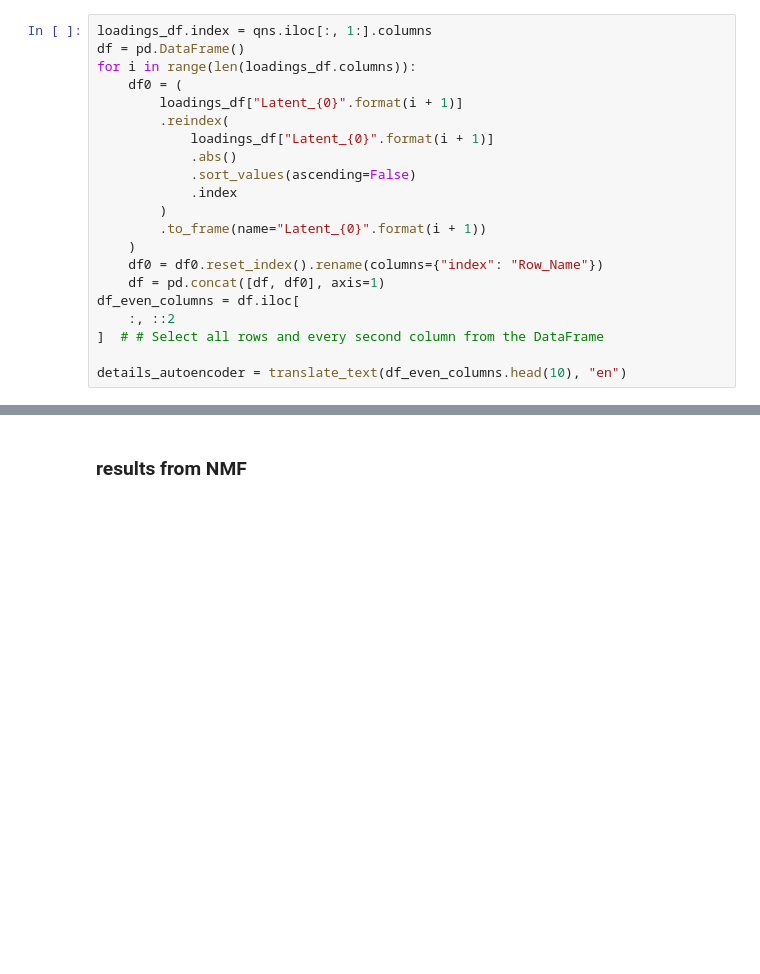
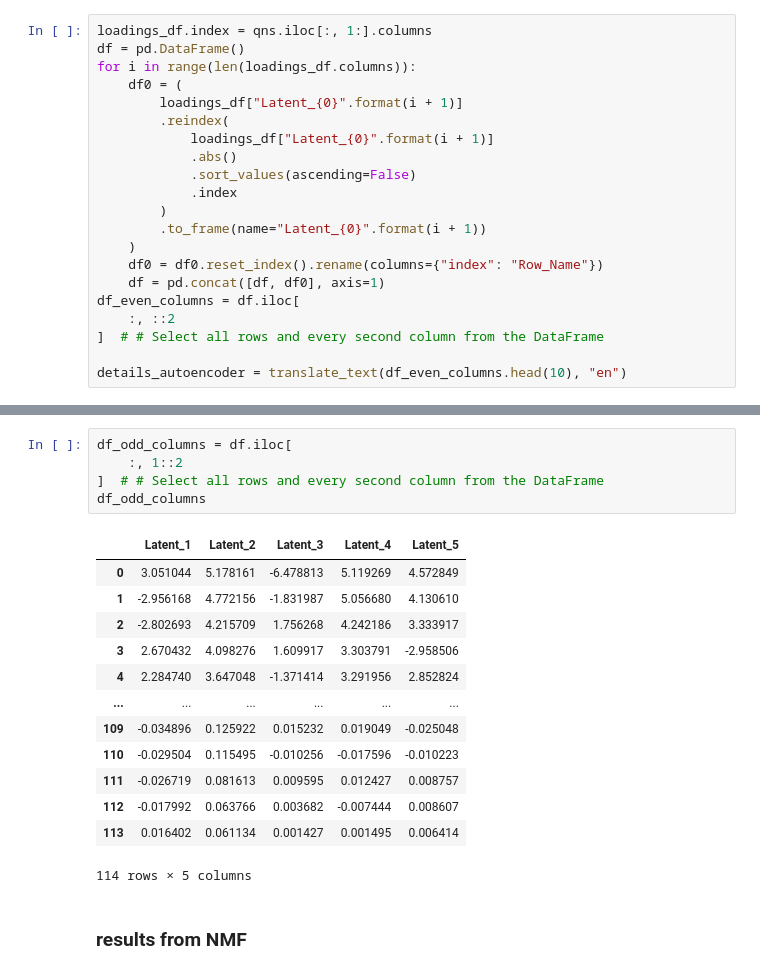
Before and after one commit to ReveRoyl/ABCD_tabular_data_analysis, a Jupyter notebook: notebooks/Autoencoder.ipynb, the cells around one changed output, grey strips where cells are left out. Cells and saved outputs as stored; diff of their text form; blank space fills up the shorter version.

```diff
--- a/notebooks/Autoencoder.ipynb
+++ b/notebooks/Autoencoder.ipynb
@@ -383,3 +414,22 @@ df_odd_columns
+# %%
+df_odd_columns = df.iloc[
+    :, 1::2
+]  # # Select all rows and every second column from the DataFrame
+df_odd_columns
+# %% [output]
+|  | Latent_1 | Latent_2 | Latent_3 | Latent_4 | Latent_5 |
+| 0 | 3.051044 | 5.178161 | -6.478813 | 5.119269 | 4.572849 |
+| 1 | -2.956168 | 4.772156 | -1.831987 | 5.056680 | 4.130610 |
+| 2 | -2.802693 | 4.215709 | 1.756268 | 4.242186 | 3.333917 |
+| 3 | 2.670432 | 4.098276 | 1.609917 | 3.303791 | -2.958506 |
+| 4 | 2.284740 | 3.647048 | -1.371414 | 3.291956 | 2.852824 |
+| ... | ... | ... | ... | ... | ... |
+| 109 | -0.034896 | 0.125922 | 0.015232 | 0.019049 | -0.025048 |
+| 110 | -0.029504 | 0.115495 | -0.010256 | -0.017596 | -0.010223 |
+| 111 | -0.026719 | 0.081613 | 0.009595 | 0.012427 | 0.008757 |
+| 112 | -0.017992 | 0.063766 | 0.003682 | -0.007444 | 0.008607 |
+| 113 | 0.016402 | 0.061134 | 0.001427 | 0.001495 | 0.006414 |
+114 rows × 5 columns
 # %% [markdown]
 ### results from NMF
 # %%
```
Also changed, not shown: parts of 12 cells of this notebook, 9 other files.
